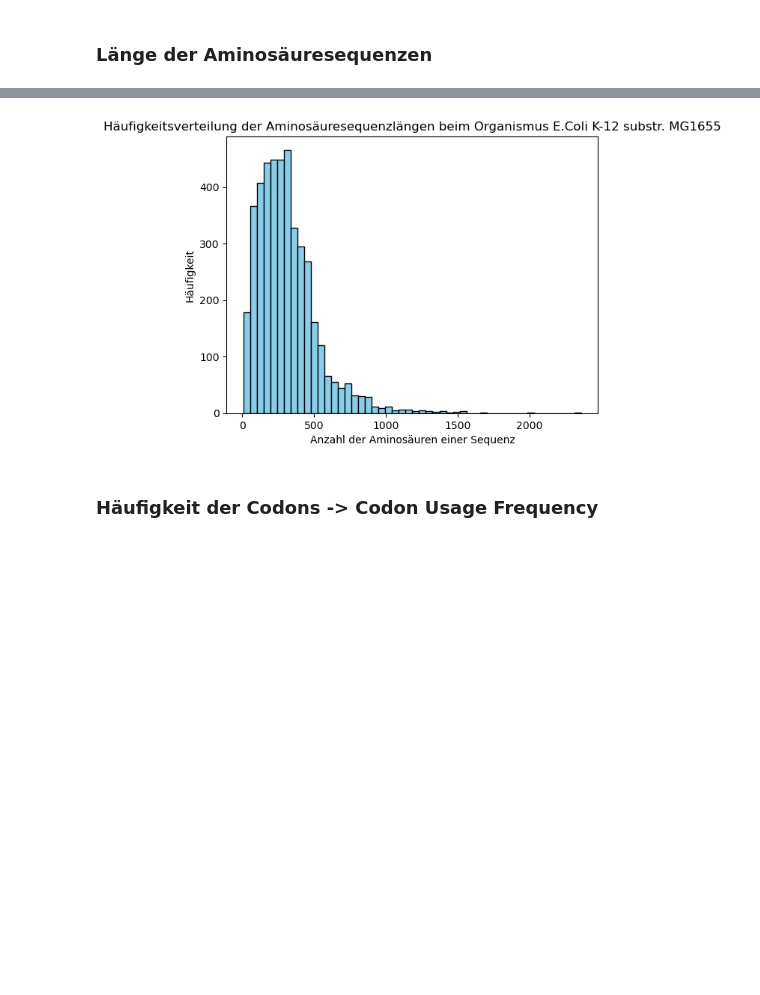
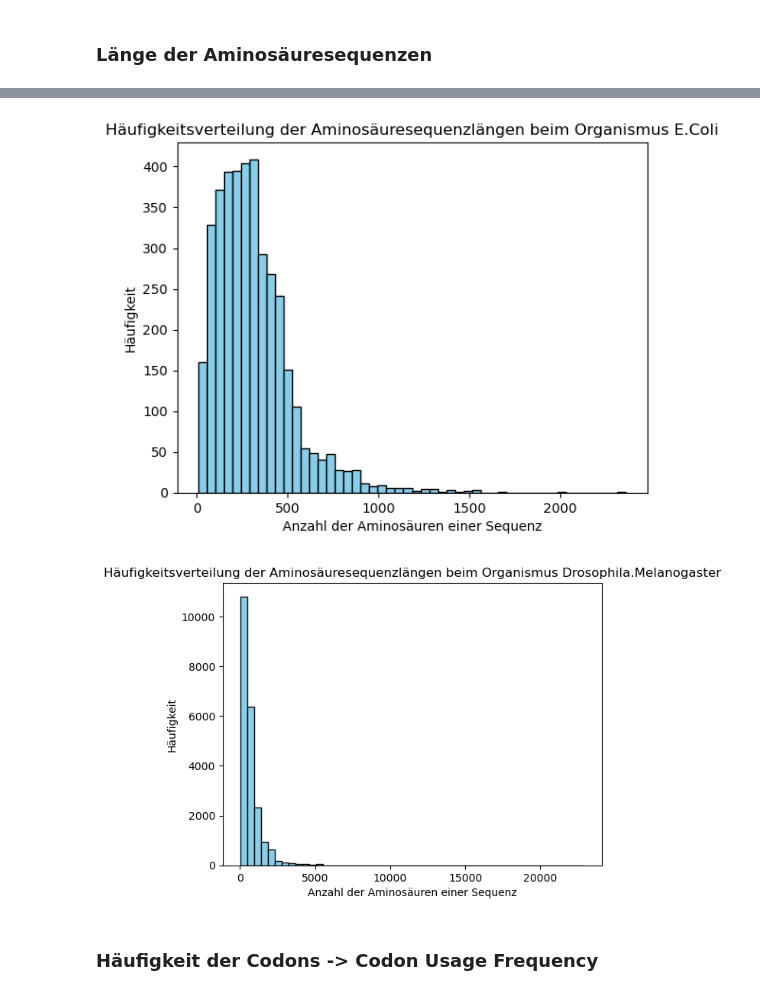
Before and after one commit to maxikuehn/PMDS_Codons, a Jupyter notebook: notebooks/Erste_Datenanalyse.ipynb, the cells around one changed output, grey strips where cells are left out. Drawn from its saved outputs; the diff is of its cells as text; code cells hidden in the pictures; blank space fills up the shorter version.

Commit message:
extended first data analysis to compare all available organisms using the clean data

```diff
--- a/notebooks/Erste_Datenanalyse.ipynb
+++ b/notebooks/Erste_Datenanalyse.ipynb
@@ -42,0 +12,4 @@ df
+# %%
+dfs = {}
+for organism in organisms:
+    dfs[organism] = pd.read_pickle(f"../data/{organism}/cleanedData.pkl")
@@ -45,14 +27,15 @@ df
 # %% [markdown]
 ### Länge der Aminosäuresequenzen
 # %%
-# Kürzeste Sequenz
-print("Kürzeste Sequenz: ", df['translation'].apply(len).min())
+def print_df_info(df):
+    # Kürzeste Sequenz
+    print("Kürzeste Sequenz: ", df['translation'].apply(len).min())
 
-# Längste Sequenz
-print("Längste Sequenz: ", df['translation'].apply(len).max())
+    # Längste Sequenz
+    print("Längste Sequenz: ", df['translation'].apply(len).max())
 
-# Durchschnittliche Länge
-print("Durchschnittliche Länge: ", df['translation'].apply(len).mean())
+    # Durchschnittliche Länge
+    print("Durchschnittliche Länge: ", df['translation'].apply(len).mean())
 
-# Median
-print("Median: ", df['translation'].apply(len).median())
+    # Median
+    print("Median: ", df['translation'].apply(len).median())
@@ -63,0 +42,4 @@ Median:  275.0
+# %%
+for organism, df in dfs.items():
+    print("---- "+organism+" ----")
+    print_df_info(df)
@@ -64,15 +57,20 @@ Median:  275.0
 # %%
-sequence_lengths = df['translation'].apply(len)
+def show_sequence_length_hist(df, organism):
+    sequence_lengths = df['translation'].apply(len)
 
-plt.hist(sequence_lengths, bins=50, color='skyblue', edgecolor='black')
+    plt.hist(sequence_lengths, bins=50, color='skyblue', edgecolor='black')
 
-plt.xlabel('Anzahl der Aminosäuren einer Sequenz')
-plt.ylabel('Häufigkeit')
-plt.title('Häufigkeitsverteilung der Aminosäuresequenzlängen beim Organismus E.Coli K-12 substr. MG1655')
+    plt.xlabel('Anzahl der Aminosäuren einer Sequenz')
+    plt.ylabel('Häufigkeit')
+    plt.title(f'Häufigkeitsverteilung der Aminosäuresequenzlängen beim Organismus {organism}')
 
-plt.show()
+    plt.show()
-# %% [output]
-[figure, removed]
+# %%
+for organism, df in dfs.items():
+    show_sequence_length_hist(df, organism)
+# %% [output]
+[figure, added]
+[figure, added]
 # %% [markdown]
 ### Häufigkeit der Codons -> Codon Usage Frequency
 # %%
```
Also changed, not shown: parts of 21 cells of this notebook.
